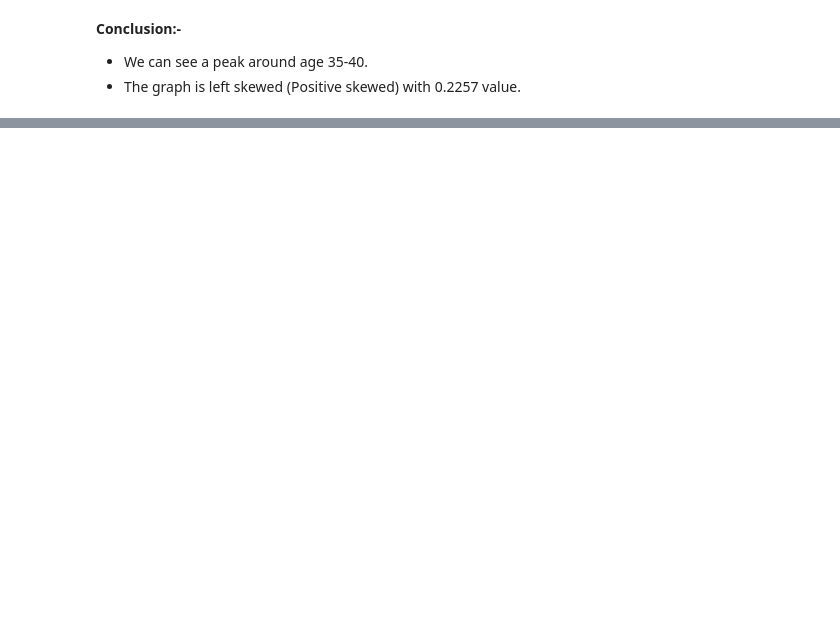
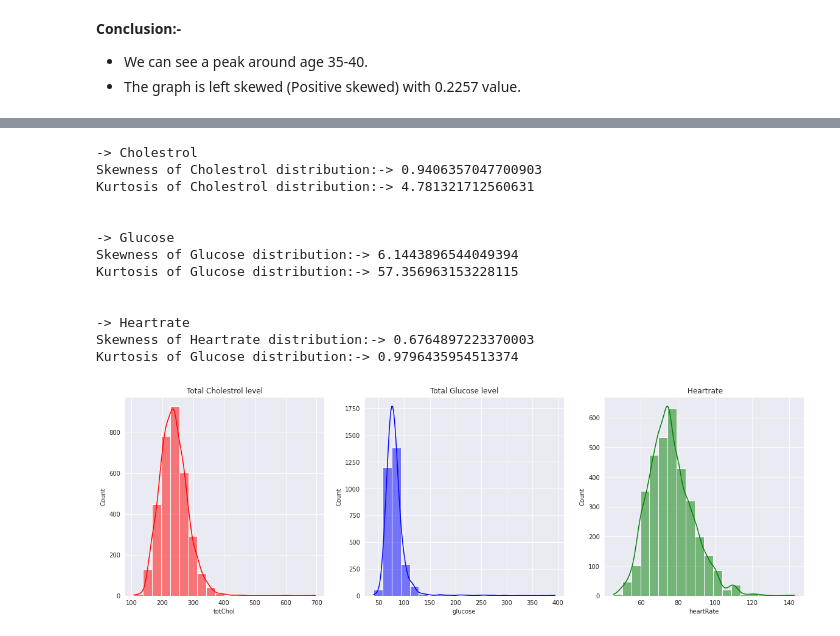
Before and after one commit to blackxhrt2102/Classification-Prediction-Capstone-Project, a Jupyter notebook: Untitled42.ipynb, the cells around one changed output, grey strips where cells are left out. Saved outputs shown, nothing was run; the diff lists cells and outputs as text; code cells hidden in the pictures; blank space fills up the shorter version.

```diff
--- a/Untitled42.ipynb
+++ b/Untitled42.ipynb
@@ -180,0 +229,41 @@ df
+# %%
+fig,ax=plt.subplots(1,3,figsize=(20,6))
+
+#  Cholestrol
+sns.histplot(df['totChol'],bins=20,color='red',kde=True,ax=ax[0]).set(title='Total Cholestrol level')
+print('-> Cholestrol')
+print('Skewness of Cholestrol distribution:->',df['totChol'].skew())
+print('Kurtosis of Cholestrol distribution:->',df['totChol'].kurtosis())
+
+#---------------------------------------------------------------------------------------------
+
+# Glucose
+
+sns.histplot(df['glucose'],bins=20,color='blue',kde=True,ax=ax[1]).set(title='Total Glucose level')
+print('\n\n-> Glucose')
+print('Skewness of Glucose distribution:->',df['glucose'].skew())
+print('Kurtosis of Glucose distribution:->',df['glucose'].kurtosis())
+
+#-----------------------------------------------------------------------------------------------------
+
+# Heartrate
+
+sns.histplot(df['heartRate'],bins=20,color='green',kde=True,ax=ax[2]).set(title=' Heartrate')
+print('\n\n-> Heartrate')
+print('Skewness of Heartrate distribution:->',df['heartRate'].skew())
+print('Kurtosis of Glucose distribution:->',df['heartRate'].kurtosis())
+# %% [output]
+-> Cholestrol
+Skewness of Cholestrol distribution:-> 0.9406357047700903
+Kurtosis of Cholestrol distribution:-> 4.781321712560631
+
+
+-> Glucose
+Skewness of Glucose distribution:-> 6.1443896544049394
+Kurtosis of Glucose distribution:-> 57.356963153228115
+
+
+-> Heartrate
+Skewness of Heartrate distribution:-> 0.6764897223370003
+Kurtosis of Glucose distribution:-> 0.9796435954513374
+[figure, added]
```
Also changed, not shown: parts of 13 cells of this notebook.
